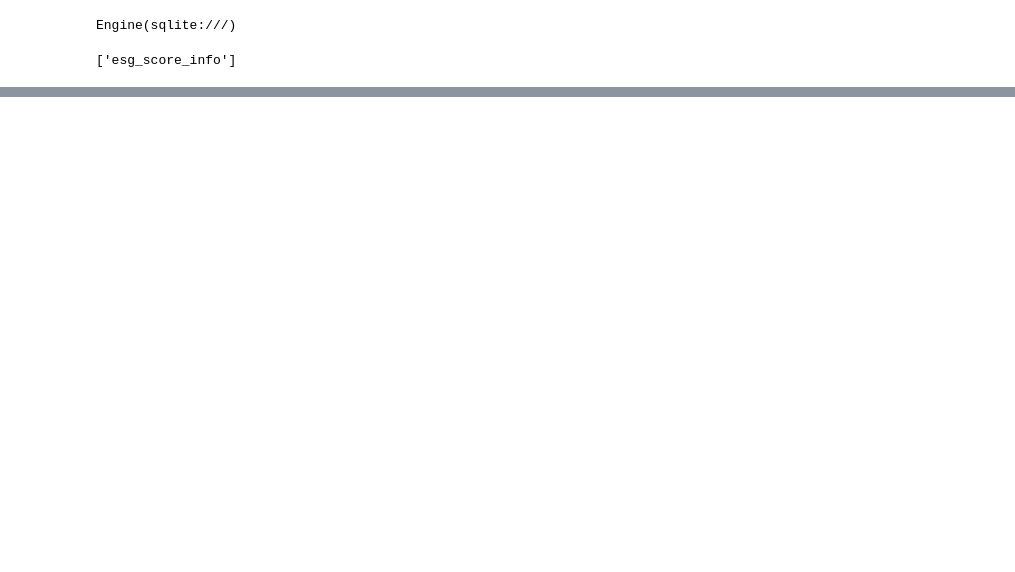
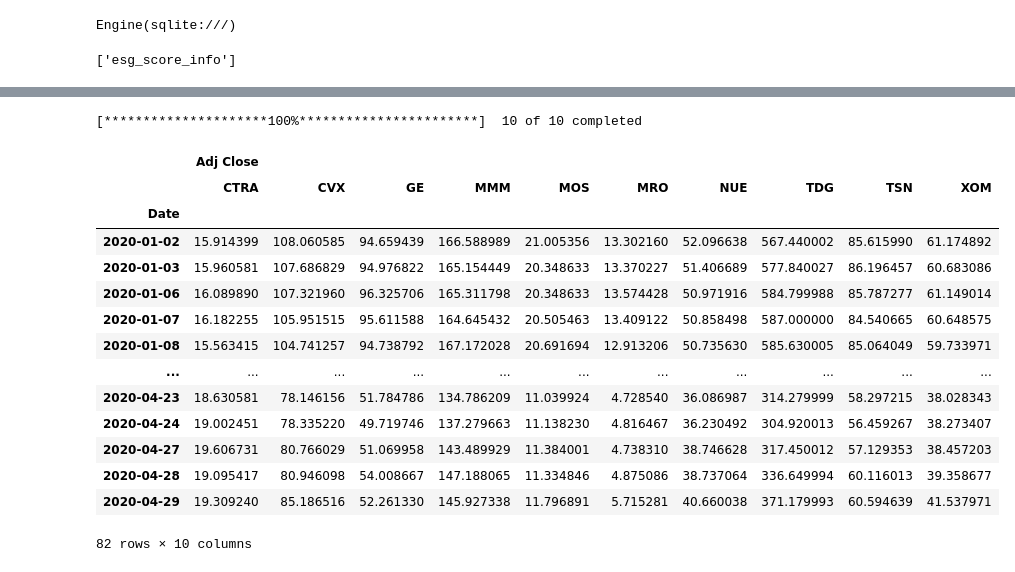
Before and after one commit to kevinbaross/custom_indexing_project, a Jupyter notebook: filter_sample.ipynb, the cells around one changed output, grey strips where cells are left out. Cells and saved outputs as stored; diff of their text form; code cells hidden in the pictures; blank space fills up the shorter version.

```diff
--- a/filter_sample.ipynb
+++ b/filter_sample.ipynb
@@ -63,0 +68,17 @@ list(results)
+# %%
+e_score = 10
+s_score = 10
+g_score = 8
+
+# Create and execute a query to return all columns for the 10 highest credit scores.
+query1 = """
+SELECT company_ticker, environmentScore, socialScore, governanceScore
+FROM esg_score_info
+WHERE environmentScore >= """+str(e_score)+""" AND socialScore >= """+str(s_score)+""" AND governanceScore >= """+str(g_score)+""";
+"""
+
+# read in your SQL query results using pandas
+esg_df = pd.read_sql(query1, con=engine)
+
+# return your first five rows
+esg_df.head()
@@ -63,0 +92,31 @@ list(results)
+# %%
+esg_ticker = esg_df['company_ticker']
+
+#Download historical data for S&P 500
+sp500_hist_data = yf.download(list(esg_ticker), start="2020-01-01", end="2020-04-30")
+
+#Count the number of column fetched
+column_count = (len(sp500_hist_data.columns))/6
+
+#Fetch only the "Adjusted Closing Price" from the data frame
+sp500_hist_data_closing = sp500_hist_data.iloc[:,0:int(column_count)]
+
+#Print the data frame to make sure the data is fetched correctly
+sp500_hist_data_closing
+# %% [output]
+[*********************100%***********************]  10 of 10 completed
+|  | Adj Close |  |  |  |  |  |  |  |  |  |
+|  | CTRA | CVX | GE | MMM | MOS | MRO | NUE | TDG | TSN | XOM |
+| Date |  |  |  |  |  |  |  |  |  |  |
+| 2020-01-02 | 15.914399 | 108.060585 | 94.659439 | 166.588989 | 21.005356 | 13.302160 | 52.096638 | 567.440002 | 85.615990 | 61.174892 |
+| 2020-01-03 | 15.960581 | 107.686829 | 94.976822 | 165.154449 | 20.348633 | 13.370227 | 51.406689 | 577.840027 | 86.196457 | 60.683086 |
+| 2020-01-06 | 16.089890 | 107.321960 | 96.325706 | 165.311798 | 20.348633 | 13.574428 | 50.971916 | 584.799988 | 85.787277 | 61.149014 |
+| 2020-01-07 | 16.182255 | 105.951515 | 95.611588 | 164.645432 | 20.505463 | 13.409122 | 50.858498 | 587.000000 | 84.540665 | 60.648575 |
+| 2020-01-08 | 15.563415 | 104.741257 | 94.738792 | 167.172028 | 20.691694 | 12.913206 | 50.735630 | 585.630005 | 85.064049 | 59.733971 |
+| ... | ... | ... | ... | ... | ... | ... | ... | ... | ... | ... |
+| 2020-04-23 | 18.630581 | 78.146156 | 51.784786 | 134.786209 | 11.039924 | 4.728540 | 36.086987 | 314.279999 | 58.297215 | 38.028343 |
+| 2020-04-24 | 19.002451 | 78.335220 | 49.719746 | 137.279663 | 11.138230 | 4.816467 | 36.230492 | 304.920013 | 56.459267 | 38.273407 |
+| 2020-04-27 | 19.606731 | 80.766029 | 51.069958 | 143.489929 | 11.384001 | 4.738310 | 38.746628 | 317.450012 | 57.129353 | 38.457203 |
+| 2020-04-28 | 19.095417 | 80.946098 | 54.008667 | 147.188065 | 11.334846 | 4.875086 | 38.737064 | 336.649994 | 60.116013 | 39.358677 |
+| 2020-04-29 | 19.309240 | 85.186516 | 52.261330 | 145.927338 | 11.796891 | 5.715281 | 40.660038 | 371.179993 | 60.594639 | 41.537971 |
+82 rows × 10 columns
```
Also changed, not shown: parts of 7 cells of this notebook, 1 other file.
